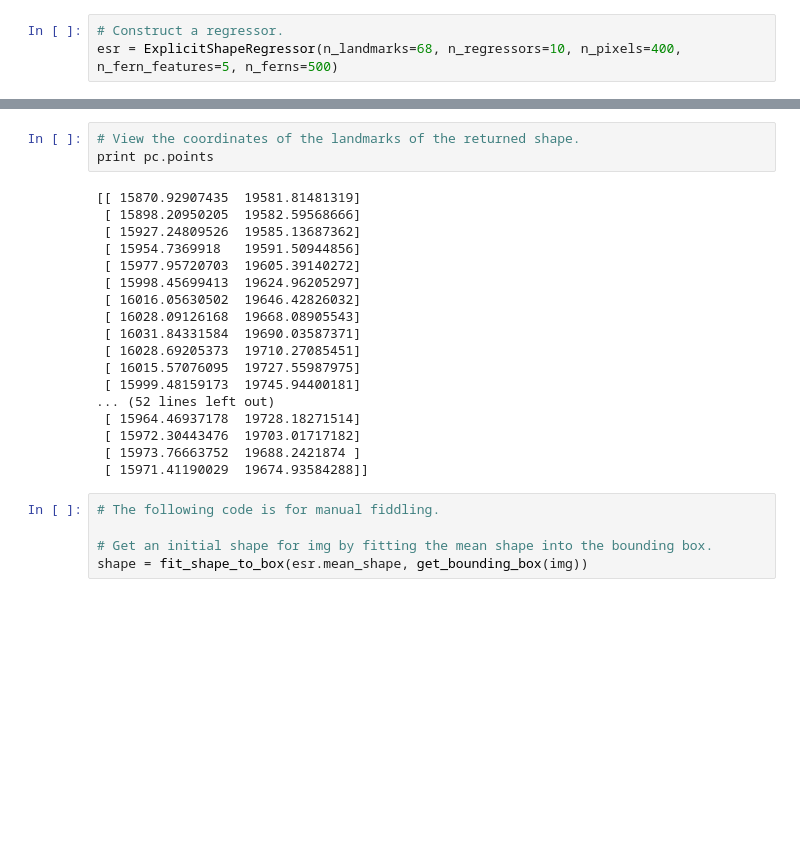
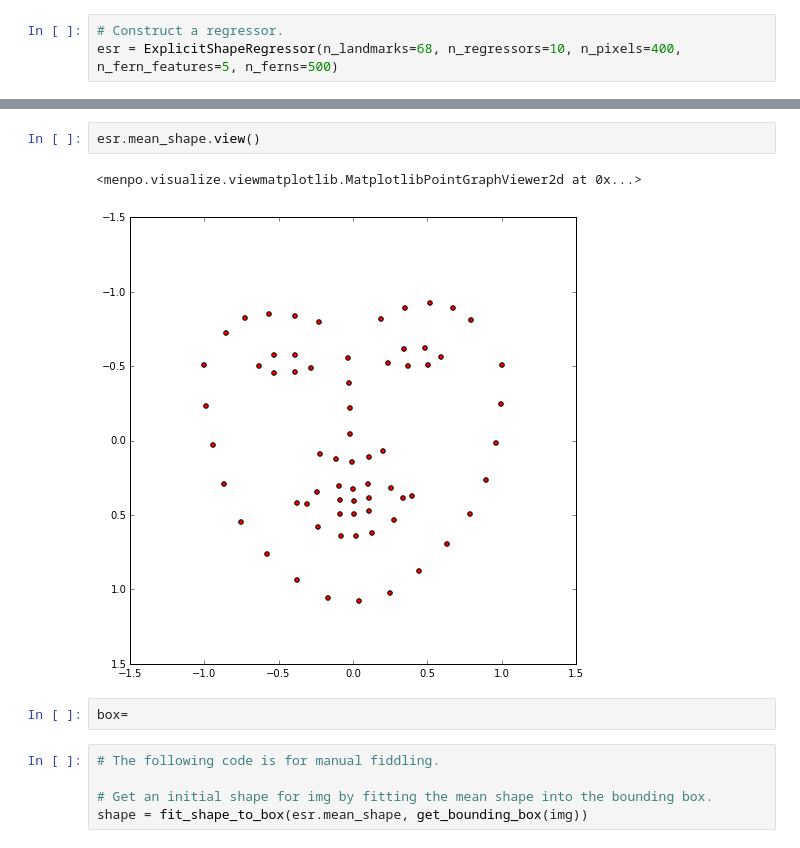
Before and after one commit to am-002/facefit, a Jupyter notebook: example.ipynb, the cells around one changed output, grey strips where cells are left out. Drawn from its saved outputs; the diff is of its cells as text; blank space fills up the shorter version.

```diff
--- a/example.ipynb
+++ b/example.ipynb
@@ -83,24 +43,10 @@ img.view_widget()
-# %%
-# View the coordinates of the landmarks of the returned shape.
-print pc.points
-# %% [output]
-[[ 15870.92907435  19581.81481319]
- [ 15898.20950205  19582.59568666]
- [ 15927.24809526  19585.13687362]
- [ 15954.7369918   19591.50944856]
- [ 15977.95720703  19605.39140272]
- [ 15998.45699413  19624.96205297]
- [ 16016.05630502  19646.42826032]
- [ 16028.09126168  19668.08905543]
- [ 16031.84331584  19690.03587371]
- [ 16028.69205373  19710.27085451]
- [ 16015.57076095  19727.55987975]
- [ 15999.48159173  19745.94400181]
-... (52 lines left out)
- [ 15964.46937178  19728.18271514]
- [ 15972.30443476  19703.01717182]
- [ 15973.76663752  19688.2421874 ]
- [ 15971.41190029  19674.93584288]]
+# %%
+esr.mean_shape.view()
+# %% [output]
+<menpo.visualize.viewmatplotlib.MatplotlibPointGraphViewer2d at 0x...>
+[figure, added]
+# %%
+box=
 # %%
 # The following code is for manual fiddling.
 
```
Also changed, not shown: parts of 12 cells of this notebook.
